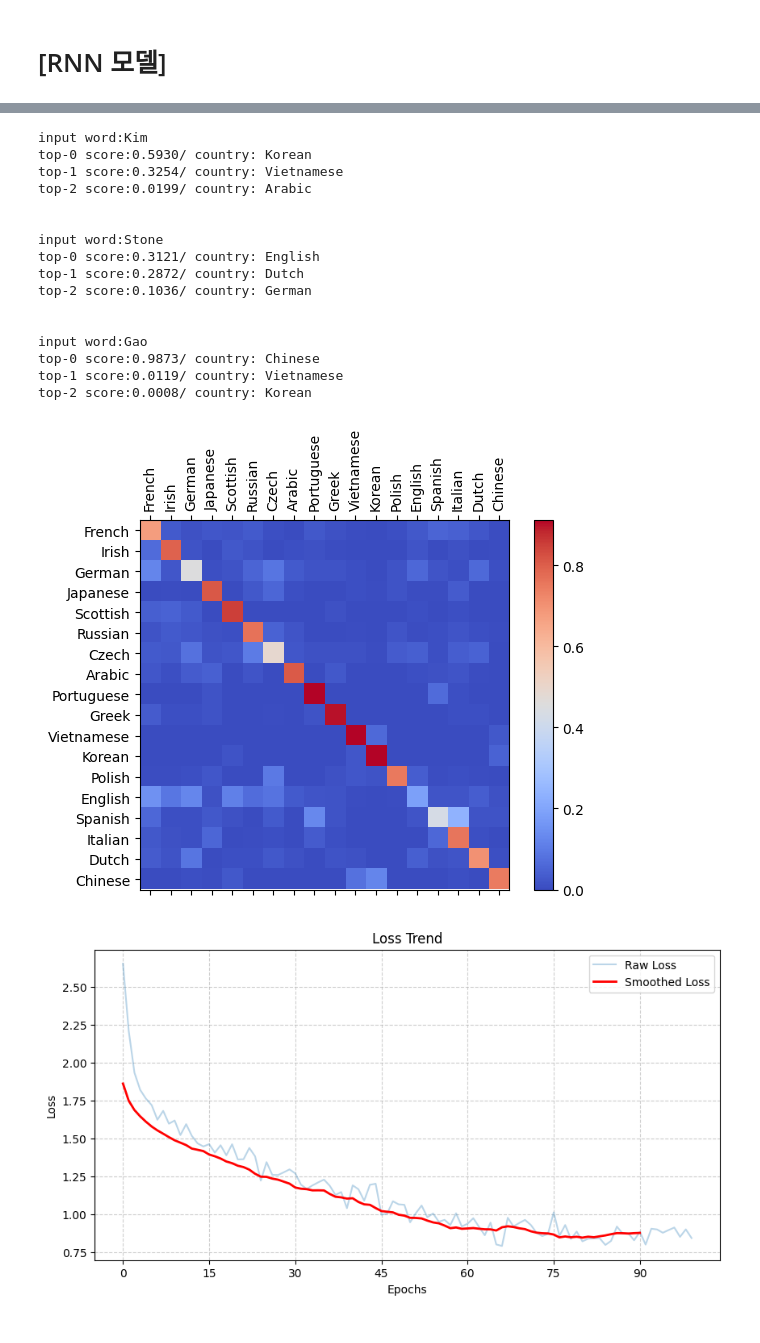
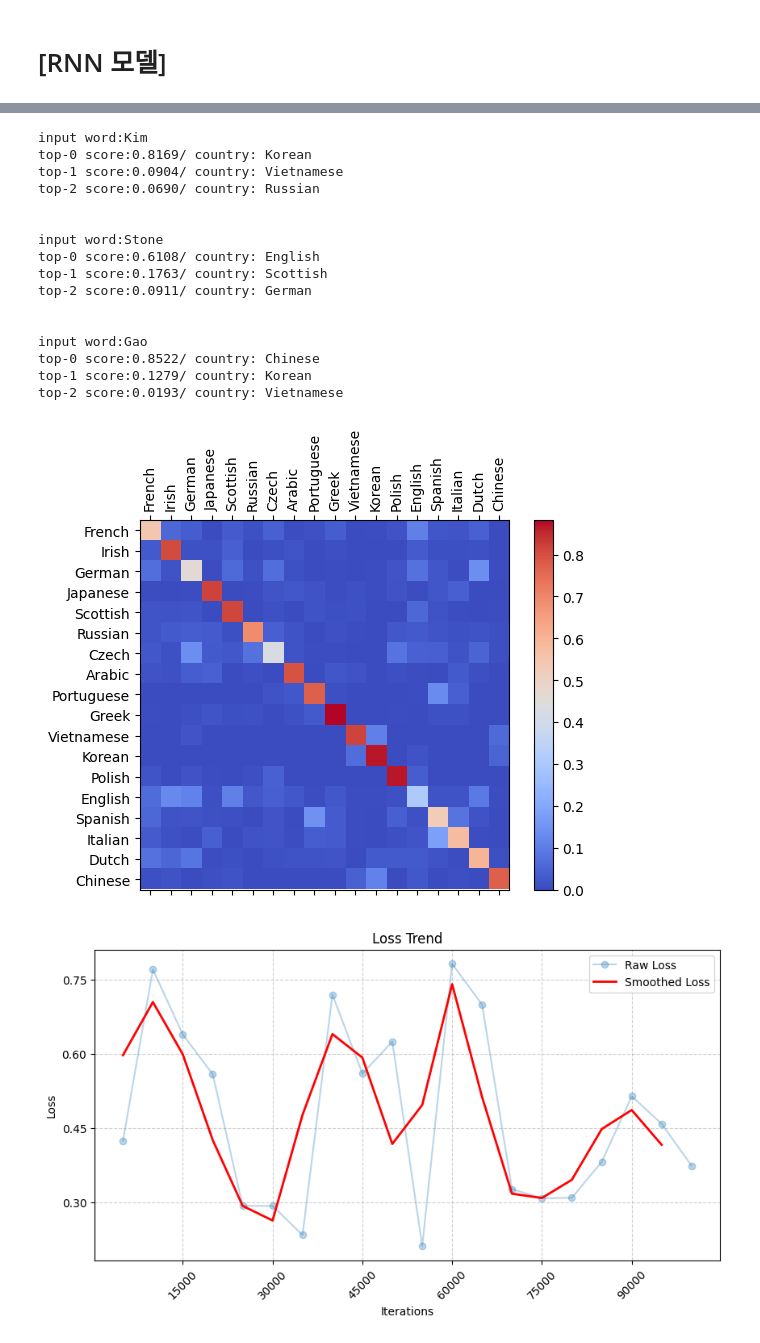
Before and after one commit to DanbiAubrey/RNN, a Jupyter notebook: rnn.ipynb, the cells around one changed output, grey strips where cells are left out. Cells and saved outputs as stored; diff of their text form; code cells hidden in the pictures.

```diff
--- a/rnn.ipynb
+++ b/rnn.ipynb
@@ -239,4 +239,12 @@ iteration: 100000 loss: 0.43678 Family name: Brown / Predicted name: Scottish co
 # %%
+def evaluate(word_tensor):
+  hidden = rnn.initial_hidden()
+
+  for i in range(word_tensor.size()[0]):
+    output, hidden = rnn(word_tensor[i], hidden)
+
+  return output
+
 def predict(input_word, n_preds=3):
   print(f'input word:{input_word}')
 
@@ -258,21 +266,21 @@ predict("Stone")
 predict("Gao")
 # %% [output]
 input word:Kim
-top-0 score:0.5930/ country: Korean
-top-1 score:0.3254/ country: Vietnamese
-top-2 score:0.0199/ country: Arabic
+top-0 score:0.8169/ country: Korean
+top-1 score:0.0904/ country: Vietnamese
+top-2 score:0.0690/ country: Russian
 
 
 input word:Stone
-top-0 score:0.3121/ country: English
-top-1 score:0.2872/ country: Dutch
-top-2 score:0.1036/ country: German
+top-0 score:0.6108/ country: English
+top-1 score:0.1763/ country: Scottish
+top-2 score:0.0911/ country: German
 
 
 input word:Gao
-top-0 score:0.9873/ country: Chinese
-top-1 score:0.0119/ country: Vietnamese
-top-2 score:0.0008/ country: Korean
+top-0 score:0.8522/ country: Chinese
+top-1 score:0.1279/ country: Korean
+top-2 score:0.0193/ country: Vietnamese
 # %%
 import matplotlib.pyplot as plt
 import matplotlib.ticker as ticker
@@ -301,7 +309,7 @@ for i in range(n_countries):
 
 fig = plt.figure()
 ax = fig.add_subplot(111)
-cax = ax.matshow(confusion.numpy(), cmap=)
+cax = ax.matshow(confusion.numpy(), cmap="coolwarm")
 fig.colorbar(cax)
 
 ax.set_xticklabels([''] + countries, rotation=90)
@@ -312,29 +320,42 @@ ax.yaxis.set_major_locator(ticker.MultipleLocator(1))
 
 plt.show()
 # %% [output]
-[figure, old version]
+[figure, new version]
 # %%
 import numpy as np
 import matplotlib.pyplot as plt
 import matplotlib.ticker as ticker
 
+# Sample loss values (assuming 20 points)
+np.random.seed(42)
+losses = np.random.uniform(0.2, 0.8, 20)  # Simulated mean loss values
+
+# Function to smooth the curve
 def smooth_curve(points, window_size=10):
-    return np.convolve(points, np.ones(window_size)/window_size, mode='valid')
+    return np.convolve(points, np.ones(window_size) / window_size, mode='valid')
 
-smoothed_losses = smooth_curve(losses, window_size=10)
+smoothed_losses = smooth_curve(losses, window_size=2)  # Adjust window size for smoothing
+
+# Generate x values (each loss represents the mean of 5000 iterations)
+iterations = np.arange(1, 21) * 5000  # 5000, 10000, ..., 100000
 
 plt.figure(figsize=(10, 5))
-plt.plot(losses, label="Raw Loss", alpha=0.3)
-plt.plot(range(len(smoothed_losses)), smoothed_losses, label="Smoothed Loss", linewidth=2, color='red')  # 부드러운 곡선
+plt.plot(iterations, losses, label="Raw Loss", alpha=0.3, marker="o")
+plt.plot(iterations[:len(smoothed_losses)], smoothed_losses, label="Smoothed Loss", linewidth=2, color='red')  # Smoothed curve
 
 plt.title("Loss Trend")
-plt.xlabel("Epochs")
+plt.xlabel("Iterations")
 plt.ylabel("Loss")
 plt.legend()
 
+# Set proper x-ticks (every 10,000 iterations)
+plt.xticks(iterations, rotation=45)
 plt.gca().xaxis.set_major_locator(ticker.MaxNLocator(integer=True))
+
+# Set proper y-ticks (auto-scaled)
+plt.gca().yaxis.set_major_locator(ticker.MaxNLocator(nbins=6))
+
 plt.grid(True, linestyle="--", alpha=0.6)
-
 plt.show()
 # %% [output]
-[figure, old version]
+[figure, new version]
```
Also changed, not shown: parts of 3 cells of this notebook.
